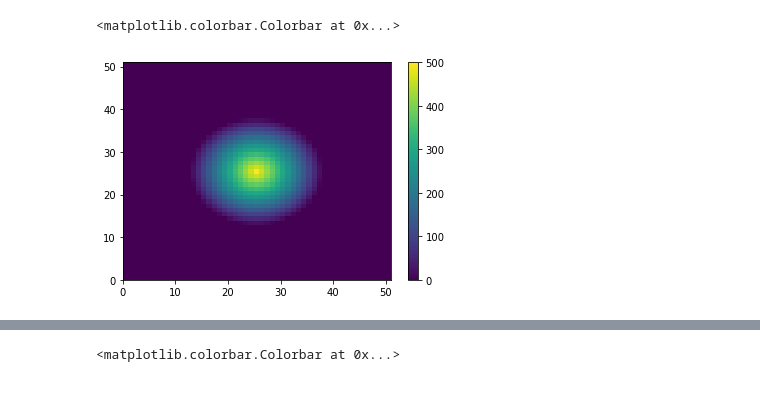
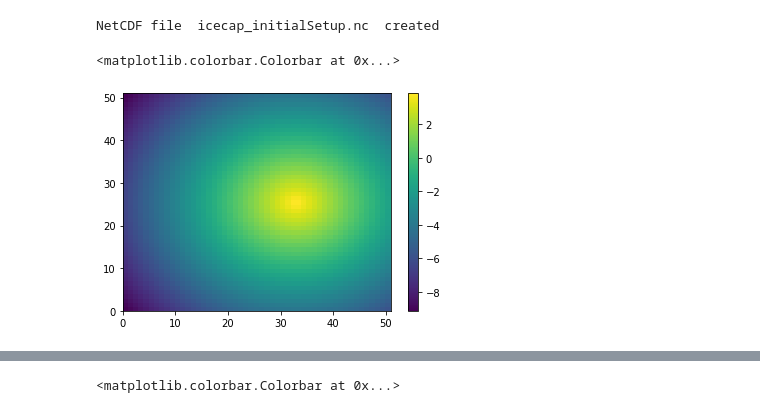
Before and after one commit to hahohe1892/thick_inv, a Jupyter notebook: icecap.ipynb, the cells around one changed output, grey strips where cells are left out. Cells and saved outputs as stored; diff of their text form; code cells hidden in the pictures.

```diff
--- a/icecap.ipynb
+++ b/icecap.ipynb
@@ -206,0 +173,71 @@ NetCDF file  icecap_initialSetup.nc  created
+# %%
+##### define variables, set attributes, write data #####
+# format: ['units', 'long_name', 'standard_name', '_FillValue', array]
+
+vars = {'y':    ['m',
+                 'y-coordinate in Cartesian system',
+                 'projection_y_coordinate',
+                 None,
+                 y],
+        'x':    ['m',
+                 'x-coordinate in Cartesian system',
+                 'projection_x_coordinate',
+                 None,
+                 x],
+        'thk':  ['m',
+                 'floating ice shelf thickness',
+                 'land_ice_thickness',
+                 1.0,
+                 thk],
+        'topg': ['m',
+                 'bedrock surface elevation',
+                 'bedrock_altitude',
+                 0.0,
+                 topg],
+        'ice_surface_temp': ['K',
+                             'annual mean air temperature at ice surface',
+                             'surface_temperature',
+                             268.0,
+                             ice_surface_temp],
+        'climatic_mass_balance': ['kg m-2 year-1',
+                                  'mean annual net ice equivalent accumulation rate',
+                                  'land_ice_surface_specific_mass_balance_flux',
+                                  0.2 * ice_density,
+                                  precip * ice_density],
+        'land_ice_area_fraction_retreat' : ["1",
+                                            "maximum ice extent mask",
+                                            "",
+                                            -1,
+                                            land_ice_area_fraction_retreat],
+        'tauc': ['Pa',
+                 'yield stress for basal till (plastic or pseudo-plastic model)',
+                 'yield stress',
+                 0.0,
+                 tauc],
+        }
+
+##### define dimensions in NetCDF file #####
+def create_nc_input(vars, WRIT_FILE):
+    ncfile = NC(WRIT_FILE, 'w', format='NETCDF3_CLASSIC')
+    xdim = ncfile.createDimension('x', nx)
+    ydim = ncfile.createDimension('y', ny)
+
+    for name in list(vars.keys()):
+        [_, _, _, fill_value, data] = vars[name]
+        if name in ['x', 'y']:
+            var = ncfile.createVariable(name, 'f4', (name,))
+        else:
+            var = ncfile.createVariable(name, 'f4', ('y', 'x'), fill_value=fill_value)
+        for each in zip(['units', 'long_name', 'standard_name'], vars[name]):
+            if each[1]:
+                setattr(var, each[0], each[1])
+        var[:] = data
+
+    # finish up
+    ncfile.close()
+    print("NetCDF file ", WRIT_FILE, " created")
+    print('')
+
+create_nc_input(vars, WRIT_FILE)
+# %% [output]
+NetCDF file  icecap_initialSetup.nc  created
@@ -207,10 +257,10 @@ NetCDF file  icecap_initialSetup.nc  created
 # %%
 fig, axes = plt.subplots()
-colors = plt.pcolor(topg, axes=axes)
+colors = plt.pcolor(precip, axes=axes)
 fig.colorbar(colors)
 # %% [output]
 <matplotlib.colorbar.Colorbar at 0x...>
-[figure, old version]
+[figure, new version]
 # %%
 def create_script(forward_or_iteration):
     print("""#!/bin/bash
```
Also changed, not shown: parts of 18 cells of this notebook, 4 other files.
